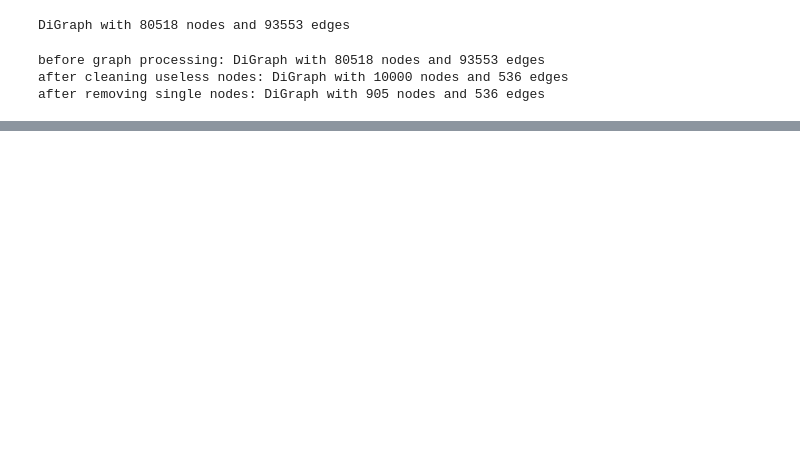
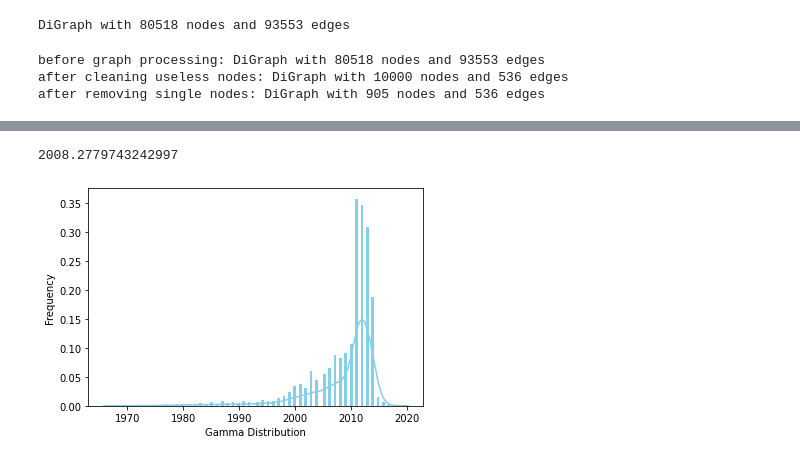
Before and after one commit to hamedR96/MAIST, a Jupyter notebook: Doc2TopicGraph.ipynb, the cells around one changed output, grey strips where cells are left out. Cells and saved outputs as stored; diff of their text form; code cells hidden in the pictures; blank space fills up the shorter version.

```diff
--- a/Doc2TopicGraph.ipynb
+++ b/Doc2TopicGraph.ipynb
@@ -246,0 +237,17 @@ filtered Topic-Impact Graph info: DiGraph with 50 nodes and 94 edges
+# %%
+import scipy
+from scipy.stats import gamma
+
+#Gamma Distribution
+ax = sns.distplot(topic_id_for_plot,
+                  kde=True,
+                  bins=100,
+                  color='skyblue',
+                  hist_kws={"linewidth": 15,'alpha':1})
+ax.set(xlabel='Gamma Distribution', ylabel='Frequency')
+
+params = scipy.stats.gamma.fit(topic_id_for_plot)
+print(scipy.stats.gamma.mean(*params))
+# %% [output]
+2008.2779743242997
+[figure, added]
```
Also changed, not shown: parts of 12 cells of this notebook.
